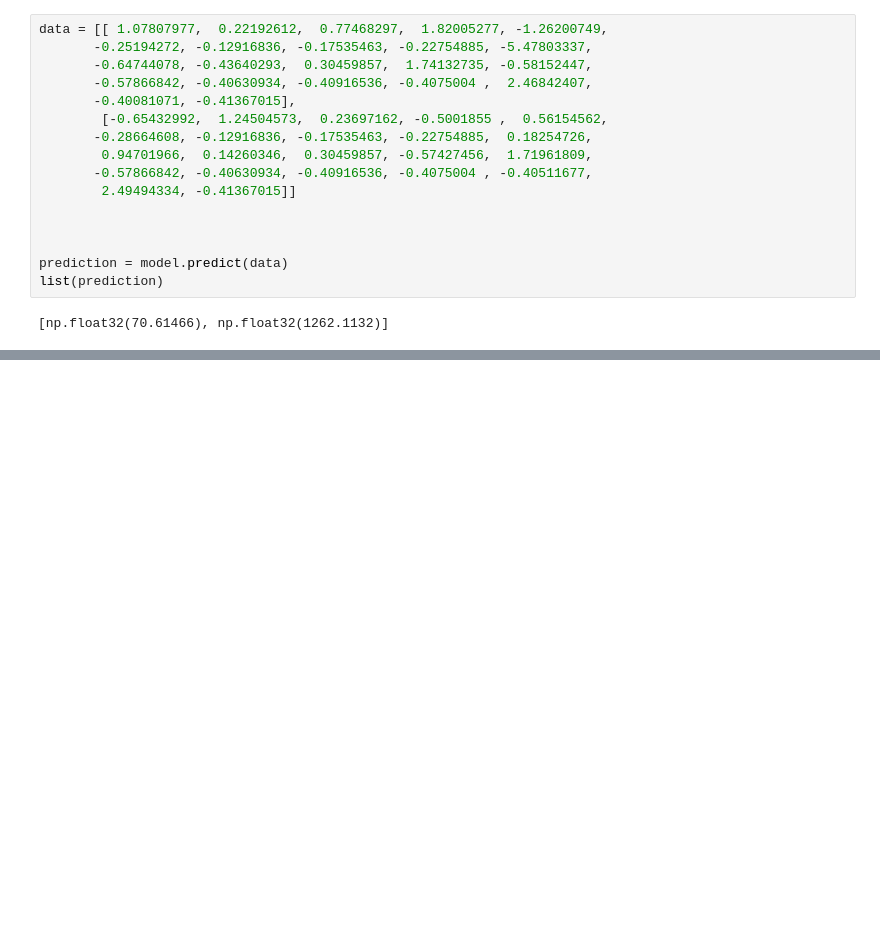
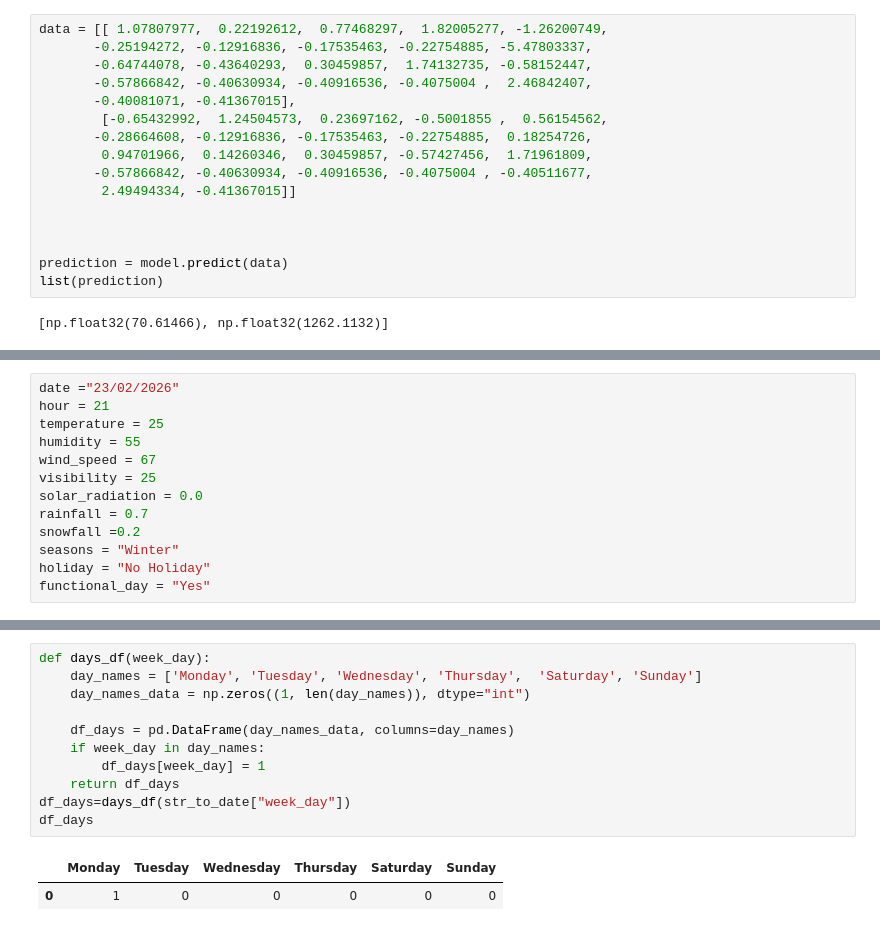
Before and after one commit to ajay-rathod-2001/Royal-Python, a Jupyter notebook: Bike Sharing Demand Prediction Project/inference.ipynb, the cells around one changed output, grey strips where cells are left out. Cells and saved outputs as stored; diff of their text form; blank space fills up the shorter version.

```diff
--- a/Bike Sharing Demand Prediction Project/inference.ipynb
+++ b/Bike Sharing Demand Prediction Project/inference.ipynb
@@ -24,0 +39,13 @@ list(prediction)
+# %%
+date ="23/02/2026"
+hour = 21
+temperature = 25
+humidity = 55
+wind_speed = 67
+visibility = 25
+solar_radiation = 0.0
+rainfall = 0.7
+snowfall =0.2
+seasons = "Winter"
+holiday = "No Holiday"
+functional_day = "Yes"
@@ -24,0 +112,14 @@ list(prediction)
+# %%
+def days_df(week_day):
+    day_names = ['Monday', 'Tuesday', 'Wednesday', 'Thursday',  'Saturday', 'Sunday']
+    day_names_data = np.zeros((1, len(day_names)), dtype="int")
+
+    df_days = pd.DataFrame(day_names_data, columns=day_names)
+    if week_day in day_names:
+        df_days[week_day] = 1
+    return df_days
+df_days=days_df(str_to_date["week_day"])
+df_days
+# %% [output]
+|  | Monday | Tuesday | Wednesday | Thursday | Saturday | Sunday |
+| 0 | 1 | 0 | 0 | 0 | 0 | 0 |
```
Also changed, not shown: parts of 12 cells of this notebook, 1 other file.
